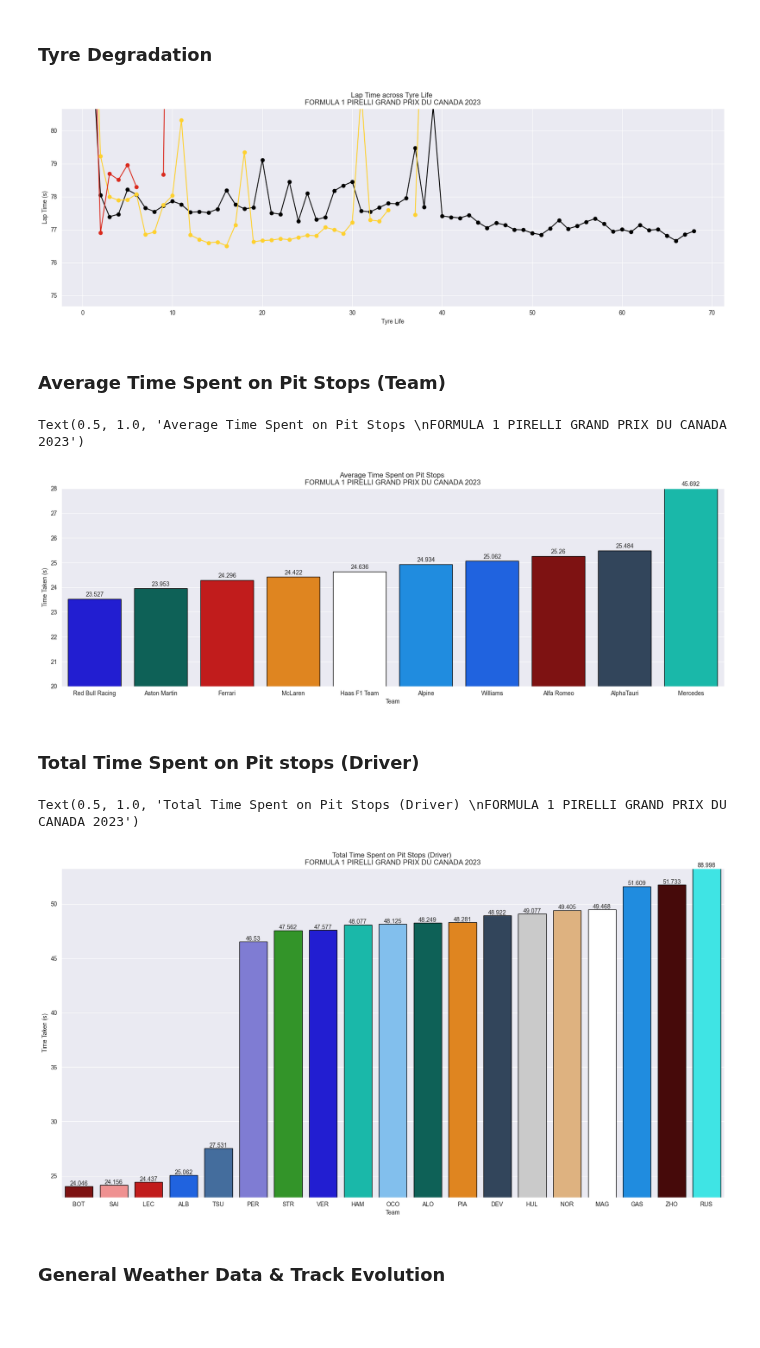
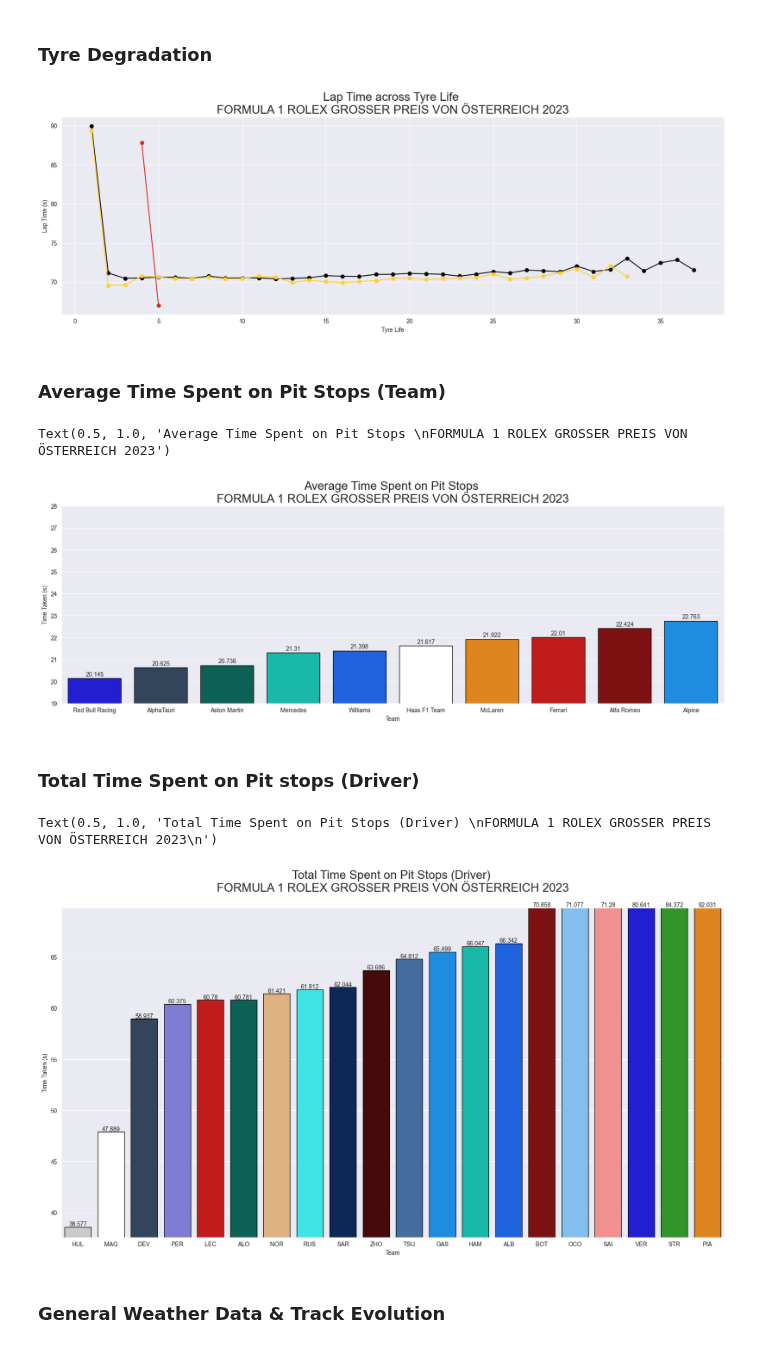
Before and after one commit to edmundhong/formula1-dataanalysis, a Jupyter notebook: Race Analysis.ipynb, the cells around one changed output. Drawn from its saved outputs; the diff is of its cells as text; code cells hidden in the pictures; blank space fills up the shorter version.

```diff
--- a/Race Analysis.ipynb
+++ b/Race Analysis.ipynb
@@ -27,7 +27,7 @@ pd.set_option('display.max_columns', None)
 # %%
 # input session and year
 year = 2023
-session = 'Canada'
+session = 'Austria'
 
 # get session
 """
@@ -205,12 +209,12 @@ for compound in set(df.Compound):
 
 plt.ylabel('Lap Time (s)')
 plt.xlabel('Tyre Life')
-plt.title('Lap Time across Tyre Life \n'+race_name)
+plt.title('Lap Time across Tyre Life \n'+race_name,  fontsize=20)
 if not rain:
     plt.ylim(df.LapTime.median()-3, df.LapTime.median()+3)
 plt.show()
 # %% [output]
-[figure, old version]
+[figure, new version]
 # %% [markdown]
 ### Average Time Spent on Pit Stops (Team)
 # %%
@@ -232,32 +236,32 @@ plt.figure(figsize=(20, 6))
 sns.barplot(x=pitstop_team_data.index, y=pitstop_team_data.values, palette=team_color, edgecolor='black')
 plt.ylabel('Time Taken (s)')
 plt.xlabel('Team')
-plt.ylim(20,28)
+plt.ylim(19,28)
 # to add data labels
 for i in range(len(pitstop_team_data)):
     plt.text(i, min(pitstop_team_data[i],28)+0.1, pitstop_team_data[i], ha = 'center')
-plt.title('Average Time Spent on Pit Stops \n'+race_name)
+plt.title('Average Time Spent on Pit Stops \n'+race_name,  fontsize=20)
 # %% [output]
-Text(0.5, 1.0, 'Average Time Spent on Pit Stops \nFORMULA 1 PIRELLI GRAND PRIX DU CANADA 2023')
+Text(0.5, 1.0, 'Average Time Spent on Pit Stops \nFORMULA 1 ROLEX GROSSER PREIS VON ÖSTERREICH 2023')
-[figure, old version]
+[figure, new version]
 # %% [markdown]
 ### Total Time Spent on Pit stops (Driver)
 # %%
 # aggregrate for each driver
 pitstop_driver_data = pitstop.groupby(['Driver'])['pittime'].sum().sort_values().round(3)
 
 plt.figure(figsize=(20, 10))
 sns.barplot(x=pitstop_driver_data.index, y=pitstop_driver_data.values, palette=driver_color, edgecolor='black')
 plt.ylabel('Time Taken (s)')
 plt.xlabel('Team')
 plt.ylim(pitstop_driver_data[0]-1, pitstop_driver_data[10]+5)
 # to add data labels
 for i in range(len(pitstop_driver_data)):
     plt.text(i, min(pitstop_driver_data[i],pitstop_driver_data[10]+5)+0.1, pitstop_driver_data[i], ha = 'center')
-plt.title('Total Time Spent on Pit Stops (Driver) \n'+race_name)
+plt.title('Total Time Spent on Pit Stops (Driver) \n'+race_name+'\n',  fontsize=20)
 # %% [output]
-Text(0.5, 1.0, 'Total Time Spent on Pit Stops (Driver) \nFORMULA 1 PIRELLI GRAND PRIX DU CANADA 2023')
+Text(0.5, 1.0, 'Total Time Spent on Pit Stops (Driver) \nFORMULA 1 ROLEX GROSSER PREIS VON ÖSTERREICH 2023\n')
-[figure, old version]
+[figure, new version]
 # %% [markdown]
 ### General Weather Data & Track Evolution
 # %%
```
Also changed, not shown: parts of 7 cells of this notebook, 1 other file.
